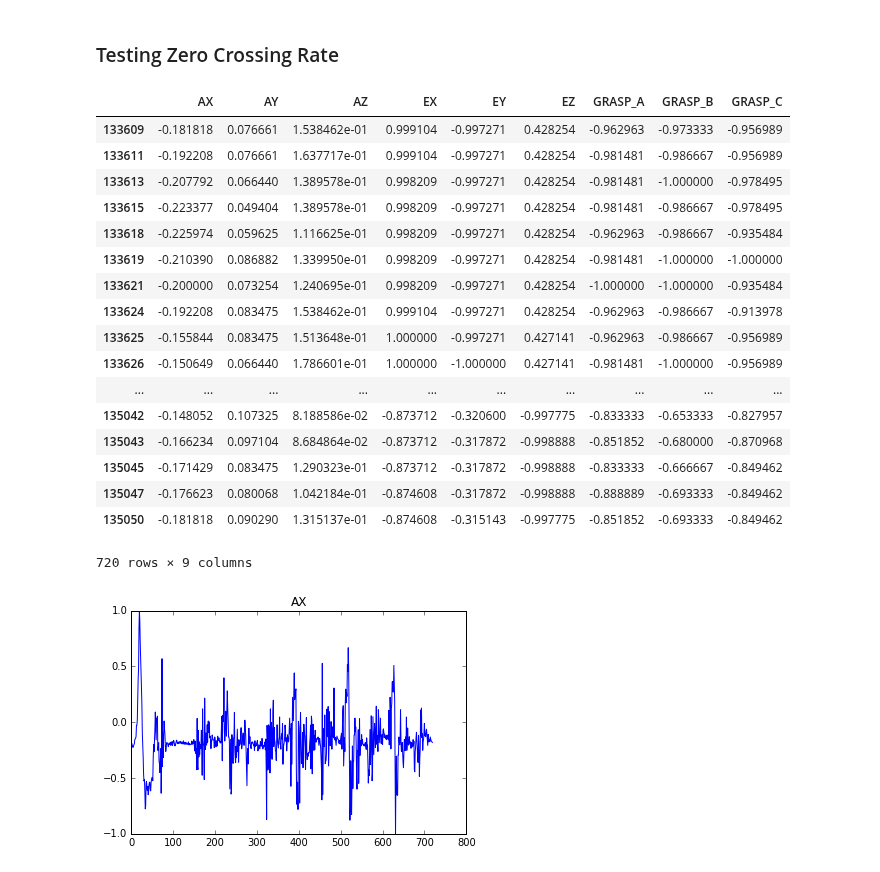
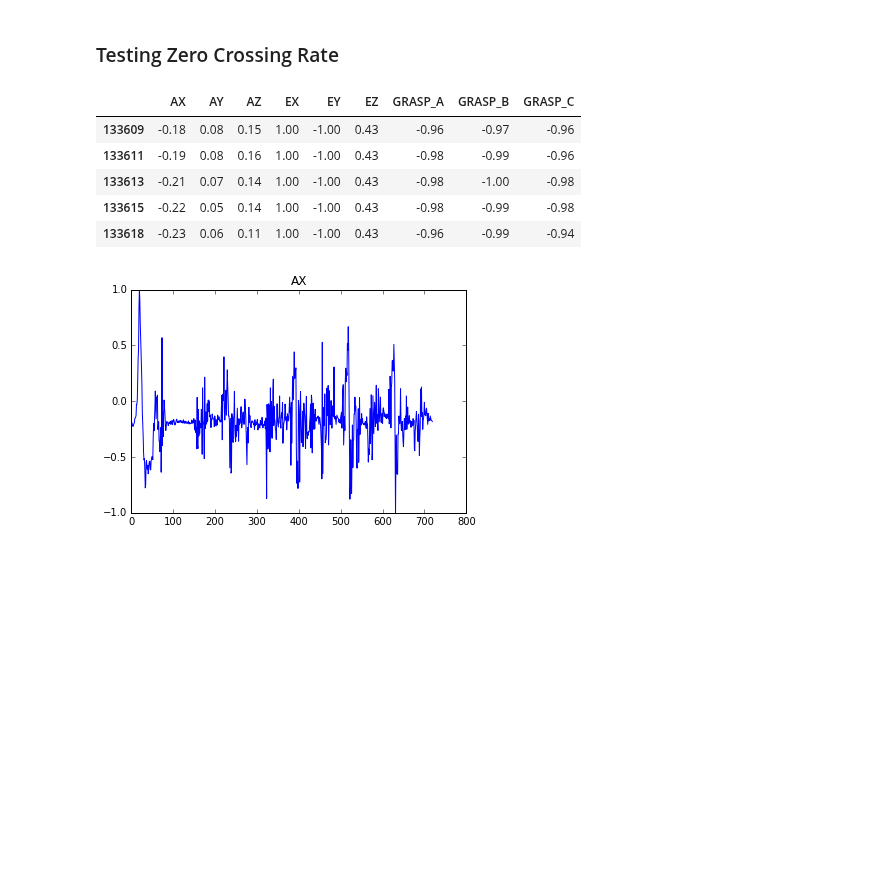
Before and after one commit to Make-O-Matic/MOM-Engine, a Jupyter notebook: data_preprocess_TU.ipynb, the cells around one changed output. Saved outputs shown, nothing was run; the diff lists cells and outputs as text; code cells hidden in the pictures; blank space fills up the shorter version.

```diff
--- a/data_preprocess_TU.ipynb
+++ b/data_preprocess_TU.ipynb
@@ -1793,26 +1793,14 @@ def signal_one_plot(mydata,var):
 # %%
 # TESTING:
 # reusing mydata from above
-mydata
+mydata.head()
 # %% [output]
 |  | AX | AY | AZ | EX | EY | EZ | GRASP_A | GRASP_B | GRASP_C |
-| 133609 | -0.181818 | 0.076661 | 1.538462e-01 | 0.999104 | -0.997271 | 0.428254 | -0.962963 | -0.973333 | -0.956989 |
-| 133611 | -0.192208 | 0.076661 | 1.637717e-01 | 0.999104 | -0.997271 | 0.428254 | -0.981481 | -0.986667 | -0.956989 |
-| 133613 | -0.207792 | 0.066440 | 1.389578e-01 | 0.998209 | -0.997271 | 0.428254 | -0.981481 | -1.000000 | -0.978495 |
-| 133615 | -0.223377 | 0.049404 | 1.389578e-01 | 0.998209 | -0.997271 | 0.428254 | -0.981481 | -0.986667 | -0.978495 |
-| 133618 | -0.225974 | 0.059625 | 1.116625e-01 | 0.998209 | -0.997271 | 0.428254 | -0.962963 | -0.986667 | -0.935484 |
-| 133619 | -0.210390 | 0.086882 | 1.339950e-01 | 0.998209 | -0.997271 | 0.428254 | -0.981481 | -1.000000 | -1.000000 |
-| 133621 | -0.200000 | 0.073254 | 1.240695e-01 | 0.998209 | -0.997271 | 0.428254 | -1.000000 | -1.000000 | -0.935484 |
-| 133624 | -0.192208 | 0.083475 | 1.538462e-01 | 0.999104 | -0.997271 | 0.428254 | -0.962963 | -0.986667 | -0.913978 |
-| 133625 | -0.155844 | 0.083475 | 1.513648e-01 | 1.000000 | -0.997271 | 0.427141 | -0.962963 | -0.986667 | -0.956989 |
-| 133626 | -0.150649 | 0.066440 | 1.786601e-01 | 1.000000 | -1.000000 | 0.427141 | -0.981481 | -1.000000 | -0.956989 |
-| ... | ... | ... | ... | ... | ... | ... | ... | ... | ... |
-| 135042 | -0.148052 | 0.107325 | 8.188586e-02 | -0.873712 | -0.320600 | -0.997775 | -0.833333 | -0.653333 | -0.827957 |
-| 135043 | -0.166234 | 0.097104 | 8.684864e-02 | -0.873712 | -0.317872 | -0.998888 | -0.851852 | -0.680000 | -0.870968 |
-| 135045 | -0.171429 | 0.083475 | 1.290323e-01 | -0.873712 | -0.317872 | -0.998888 | -0.833333 | -0.666667 | -0.849462 |
-| 135047 | -0.176623 | 0.080068 | 1.042184e-01 | -0.874608 | -0.317872 | -0.998888 | -0.888889 | -0.693333 | -0.849462 |
-| 135050 | -0.181818 | 0.090290 | 1.315137e-01 | -0.874608 | -0.315143 | -0.997775 | -0.851852 | -0.693333 | -0.849462 |
+| 133609 | -0.18 | 0.08 | 0.15 | 1.00 | -1.00 | 0.43 | -0.96 | -0.97 | -0.96 |
+| 133611 | -0.19 | 0.08 | 0.16 | 1.00 | -1.00 | 0.43 | -0.98 | -0.99 | -0.96 |
+| 133613 | -0.21 | 0.07 | 0.14 | 1.00 | -1.00 | 0.43 | -0.98 | -1.00 | -0.98 |
+| 133615 | -0.22 | 0.05 | 0.14 | 1.00 | -1.00 | 0.43 | -0.98 | -0.99 | -0.98 |
+| 133618 | -0.23 | 0.06 | 0.11 | 1.00 | -1.00 | 0.43 | -0.96 | -0.99 | -0.94 |
-720 rows × 9 columns
 # %%
 var = 'AX'
 # %%
```
Also changed, not shown: parts of 4 cells of this notebook.
